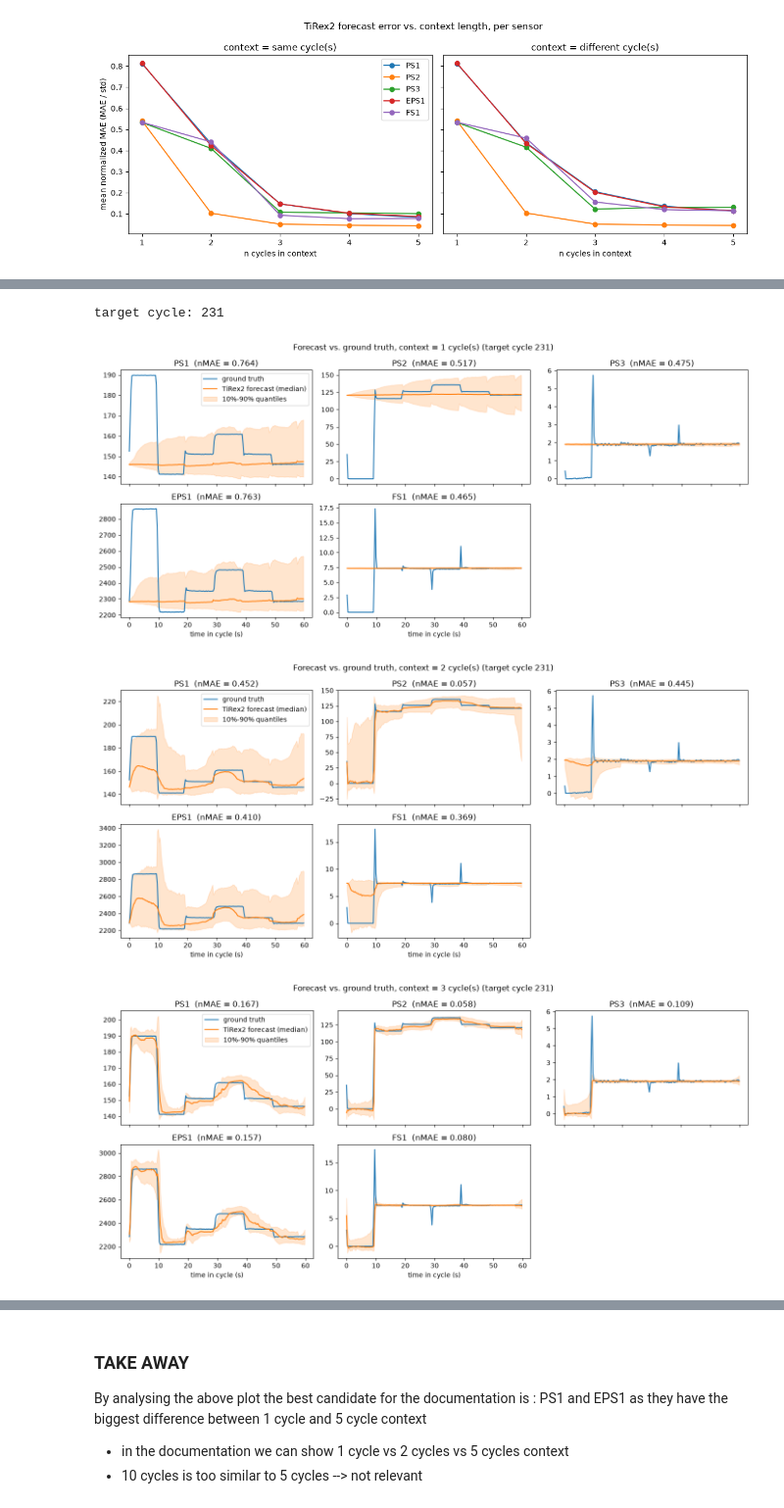
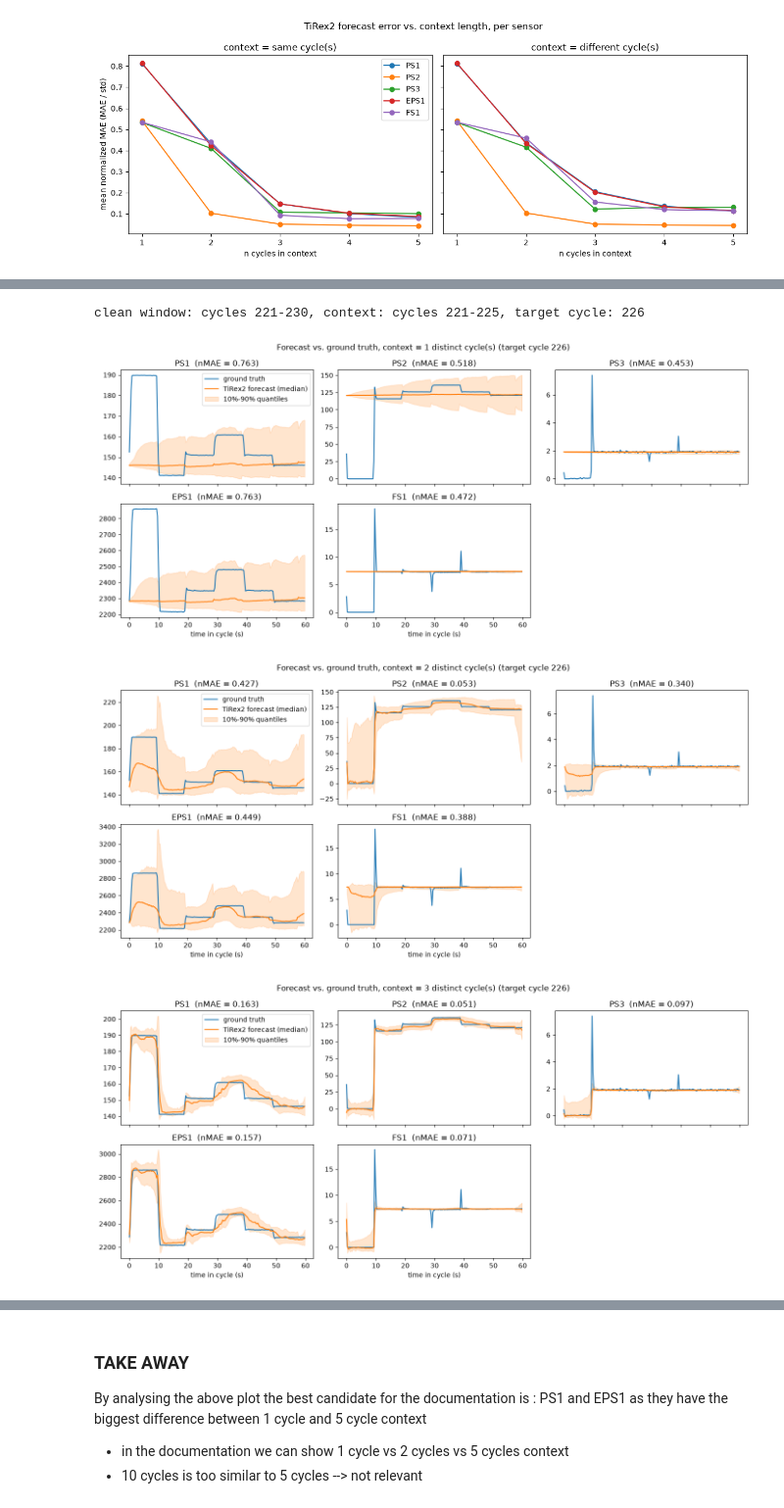
Before and after one commit to uruthia/tirex2_in-context, a Jupyter notebook: 03_sensor_screening.ipynb, the cells around one changed output, grey strips where cells are left out. Shown at 98% size. Saved outputs shown, nothing was run; the diff lists cells and outputs as text; code cells hidden in the pictures.

```diff
--- a/03_sensor_screening.ipynb
+++ b/03_sensor_screening.ipynb
@@ -193,33 +202,56 @@ uncertainty. Each subplot title reports the normalized MAE of that forecast.
 # %%
 N_LIST = (1, 2, 3, 4, 5)
-MIN_STABLE_LOOKBACK = 20  # independent of N_LIST, so the demo cycle stays fixed even if N_LIST changes
+WINDOW_LEN = 10   # contiguous stable cycles that must be free of anomalies
+N_CONTEXT = 5     # first N_CONTEXT cycles of the window = context, the next one = ground truth
+Z_THRESH = 1.0    # max allowed deviation from the window's median waveform (in units of the window's std)
 
-# first stable cycle whose preceding MIN_STABLE_LOOKBACK cycles are all stable
-target_cycle = next(t for t in stable_idx if all((t - k) in stable_set for k in range(1, MIN_STABLE_LOOKBACK + 1)))
+
+def window_has_anomaly(window_idx: np.ndarray, z_thresh: float = Z_THRESH) -> bool:
+    """True if, for any sensor, some cycle deviates at some point from the window's median waveform by more than z_thresh."""
+    for s in SENSORS:
+        block = cycles_ds[s][window_idx]
+        median_wave = np.median(block, axis=0)
+        max_dev = np.abs(block - median_wave).max()
+        if max_dev / (block.std() + 1e-8) > z_thresh:
+            return True
+    return False
+
+
+def find_first_clean_window(n_cycles: int, window_len: int = WINDOW_LEN) -> int:
+    for start in range(n_cycles - window_len + 1):
+        window_idx = np.arange(start, start + window_len)
+        if all(c in stable_set for c in window_idx) and not window_has_anomaly(window_idx):
+            return start
+    raise RuntimeError(f"no clean {window_len}-cycle stable window found")
+
+
+window_start = find_first_clean_window(len(profile))
+target_cycle = window_start + N_CONTEXT
 t_axis = np.linspace(0, CYCLE_SECONDS, POINTS, endpoint=False)
-print(f"target cycle: {target_cycle}")
+print(f"clean window: cycles {window_start}-{window_start + WINDOW_LEN - 1}, "
+      f"context: cycles {window_start}-{target_cycle - 1}, target cycle: {target_cycle}")
 
 for n in N_LIST:
     fig, axes = plt.subplots(2, 3, figsize=(14, 6.5), sharex=True)
     axes = axes.ravel()
     for ax, s in zip(axes, SENSORS):
         truth = cycles_ds[s][target_cycle]
-        pred, lo, hi = forecast_quantiles(np.tile(cycles_ds[s][target_cycle - 1], n))
+        pred, lo, hi = forecast_quantiles(cycles_ds[s][target_cycle - n : target_cycle].reshape(-1))
         nmae = np.mean(np.abs(pred - truth)) / (truth.std() + 1e-8)
         ax.plot(t_axis, truth, label="ground truth")
         (forecast_line,) = ax.plot(t_axis, pred, label="TiRex2 forecast (median)")
         ax.fill_between(t_axis, lo, hi, color=forecast_line.get_color(), alpha=0.2, label="10%-90% quantiles")
         ax.set_title(f"{s}  (nMAE = {nmae:.3f})")
     for ax in axes[len(SENSORS):]:
         ax.axis("off")
     for ax in axes[3:len(SENSORS)]:
         ax.set_xlabel("time in cycle (s)")
     axes[0].legend()
-    fig.suptitle(f"Forecast vs. ground truth, context = {n} cycle(s) (target cycle {target_cycle})")
+    fig.suptitle(f"Forecast vs. ground truth, context = {n} distinct cycle(s) (target cycle {target_cycle})")
     fig.tight_layout()
     plt.show()
 # %% [output]
-target cycle: 231
+clean window: cycles 221-230, context: cycles 221-225, target cycle: 226
-[figure, old version]
+[figure, new version]
-[figure, old version]
+[figure, new version]
-[figure, old version]
+[figure, new version]
```
Also changed, not shown: parts of 2 cells of this notebook.
